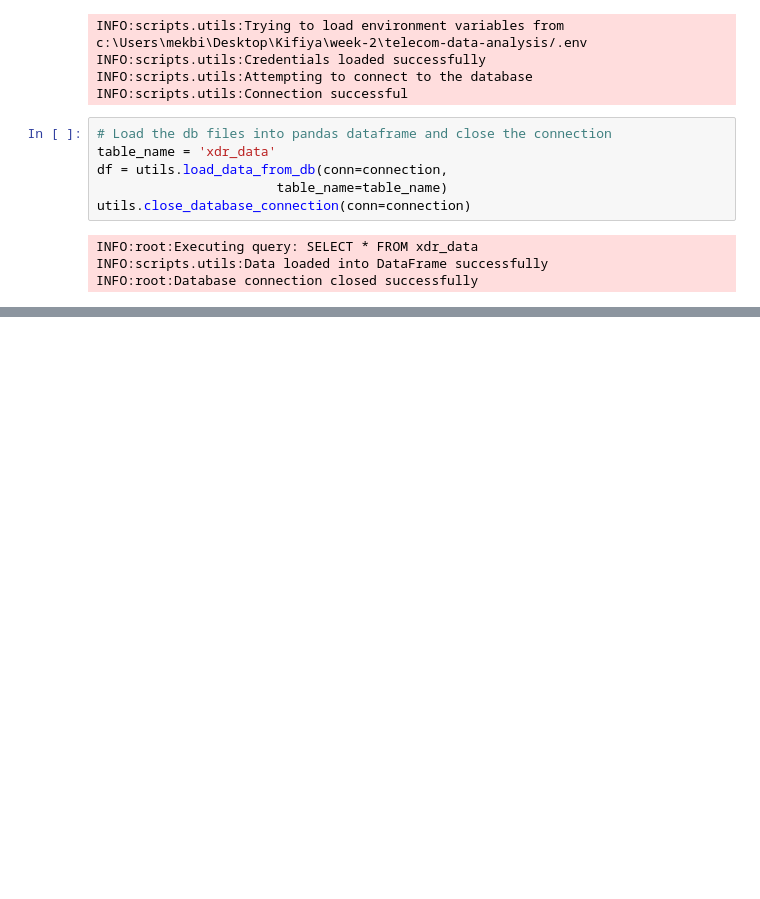
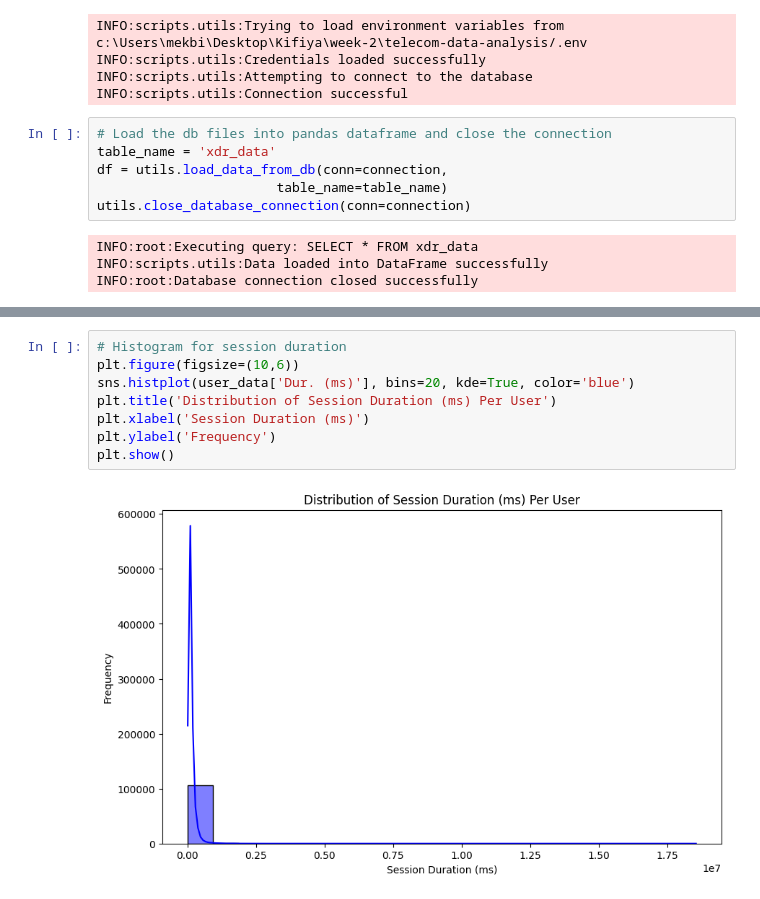
Before and after one commit to Ty-Miki/telecom-data-analysis, a Jupyter notebook: notebooks/user_overview_analysis/XDR_aggregarion.ipynb, the cells around one changed output, grey strips where cells are left out. Saved outputs shown, nothing was run; the diff lists cells and outputs as text; blank space fills up the shorter version.

```diff
--- a/notebooks/user_overview_analysis/XDR_aggregarion.ipynb
+++ b/notebooks/user_overview_analysis/XDR_aggregarion.ipynb
@@ -50,0 +171,10 @@ INFO:root:Database connection closed successfully
+# %%
+# Histogram for session duration
+plt.figure(figsize=(10,6))
+sns.histplot(user_data['Dur. (ms)'], bins=20, kde=True, color='blue')
+plt.title('Distribution of Session Duration (ms) Per User')
+plt.xlabel('Session Duration (ms)')
+plt.ylabel('Frequency')
+plt.show()
+# %% [output]
+[figure, added]
```
Also changed, not shown: parts of 17 cells of this notebook.
